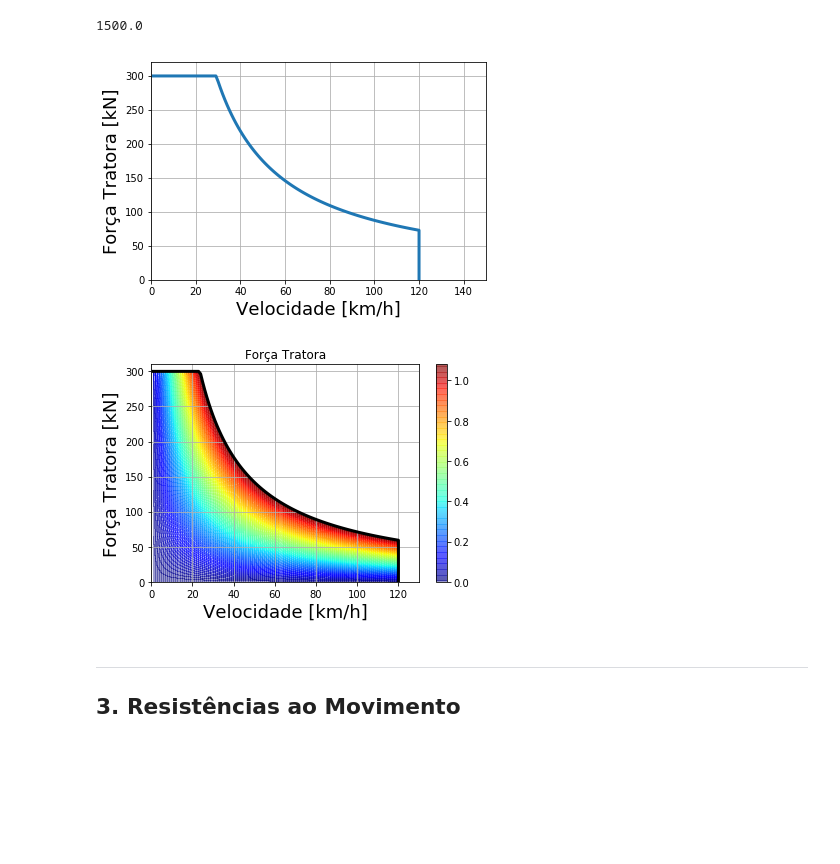
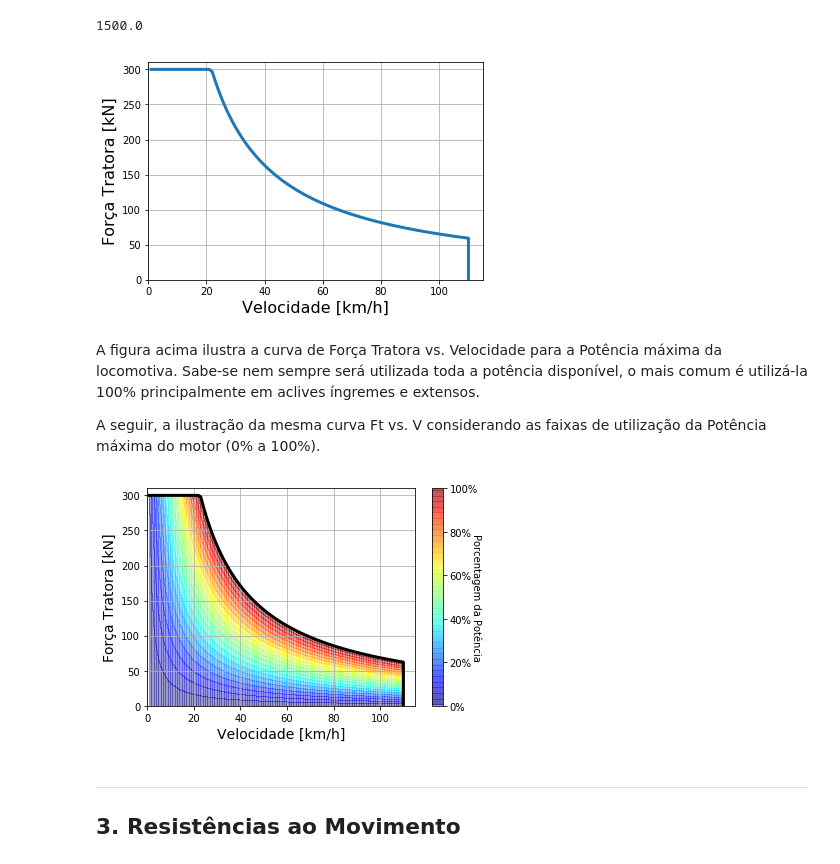
Before and after one commit to albnc/STT0408, a Jupyter notebook: 01.01-Locomocao-Ferroviario.ipynb, the cells around one changed output. Cells and saved outputs as stored; diff of their text form; code cells hidden in the pictures; blank space fills up the shorter version.

Commit message:
update Ferroviario
update Ferroviario file: formulas, explantion and graphics

```diff
--- a/01.01-Locomocao-Ferroviario.ipynb
+++ b/01.01-Locomocao-Ferroviario.ipynb
@@ -97,52 +98,70 @@ Ftmax(5000)
 import matplotlib.pyplot as plt
 import numpy as np
 # %%
-V = list(range(1,121))
+'''Locomotive parameters'''
+Vmax = 110 #km/h
 P = 3000 #hp
 Td = 1000 #kN = 100 toneladas
+'Force and Speed lists'
+V = list(range(1,Vmax+1))
 F = []
 
 for v in V:
-    F.append(min(Ft(P, v), Ftmax(Td)))
+    F.append(min(Ft(P, v, 'hp'), Ftmax(Td)))
 
-V.append(120)
+V.append(Vmax) #repeat the last value
 F.append(0.0)
 
-#plt.figure(figsize=(10,10))
+#plt.figure(figsize=(8,8))
 plt.plot(V, F, linewidth=3)
 
-plt.xlabel('Velocidade [km/h]', size=18)
-plt.ylabel('Força Tratora [kN]', size=18)
+plt.xlabel('Velocidade [km/h]', size=16)
+plt.ylabel('Força Tratora [kN]', size=16)
 plt.grid(True)
-plt.axis([0, 150, 0, 320])
+plt.axis([0, Vmax+5, 0, max(F)+10])
 plt.show()
 # %% [output]
-[figure, old version]
+[figure, new version]
+# %% [markdown]
+A figura acima ilustra a curva de Força Tratora vs. Velocidade para a Potência máxima da locomotiva. Sabe-se nem sempre será utilizada toda a potência disponível, o mais comum é utilizá-la 100% principalmente em aclives íngremes e extensos.
+
+A seguir, a ilustração da mesma curva Ft vs. V considerando as faixas de utilização da Potência máxima do motor (0% a 100%).
 # %%
-Varray = np.concatenate((np.arange(1,121,1),np.array([120])))
-Parray = np.arange(0.,1.1,.01)
+# Speed
+Varray = np.concatenate((np.arange(1,Vmax+1,1),np.array([Vmax])))
+# Power percentages
+Parray = np.arange(0.,1.1,.05)
+# Combine all values of Speed and Power percentage
 Vm, Pm = np.meshgrid(Varray,Parray)
 
+# Calculate Ft
 Fm = Ft(P*Pm,Vm,'hp')
+# Calculate Ftmax and assign to F vector the minimum value
 Fm[Fm > Ftmax(Td)] = Ftmax(Td)
 Fm[:,-1] = 0
 
-fig, ax = plt.subplots(nrows=1)
+# Plot the values
+fig, ax = plt.subplots()
 
 #im = ax.contourf(Vm, Fm, Pm,cmap='jet',alpha=0.6,levels=10)
 im = ax.pcolormesh(Vm, Fm, Pm,cmap='jet',alpha=0.4)
 plt.plot(Vm[-1,:], Fm[-1,:], linewidth=3,color='black')
 
-fig.colorbar(im, ax=ax)
-ax.set_title('Força Tratora')
-plt.xlabel('Velocidade [km/h]', size=18)
-plt.ylabel('Força Tratora [kN]', size=18)
+
+#legend
+cbar = plt.colorbar(im,ax=ax)
+cbar.ax.set_yticklabels(['0%','20%','40%','60%','80%','100%'])
+cbar.set_label('Porcentagem da Potência', rotation=270)
+
+#ax.set_title('Força Tratora')
+plt.xlabel('Velocidade [km/h]', size=14)
+plt.ylabel('Força Tratora [kN]', size=14)
 plt.grid(True)
-plt.axis([0, 130, 0, 310])
+plt.axis([0, Vmax+5, 0, max(F)+10])
 
 plt.show()
 # %% [output]
-[figure, old version]
+[figure, new version]
 # %% [markdown]
 ---
 ## 3. Resistências ao Movimento
```
Also changed, not shown: parts of 2 cells of this notebook.
